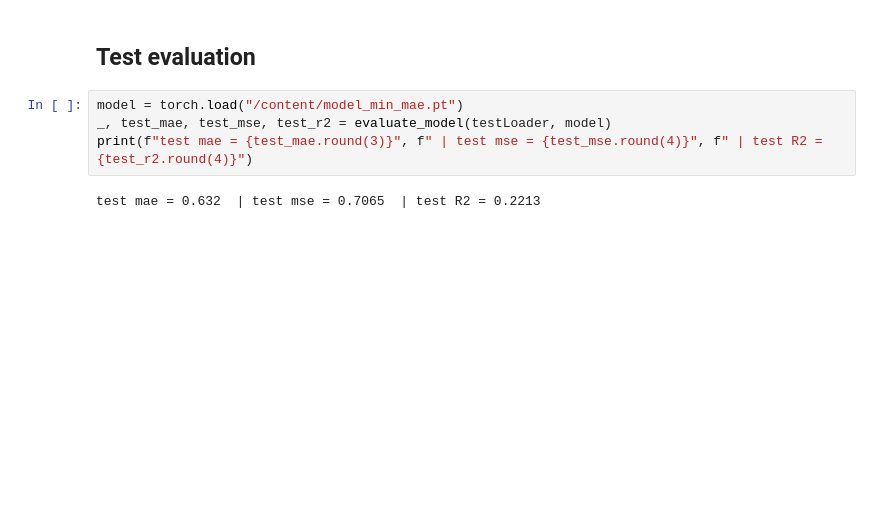
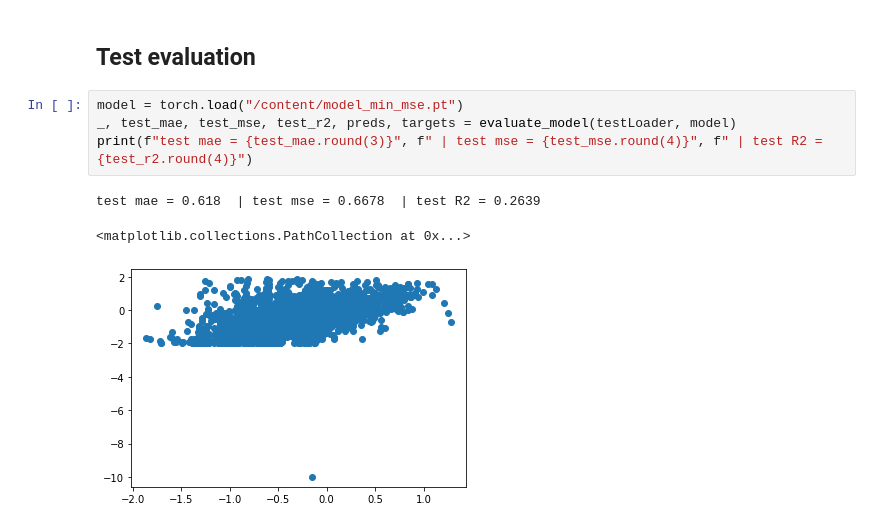
Before and after one commit to arashms/DL-project, a Jupyter notebook: COVID_Regulations_Regression_withComments.ipynb, the cells around one changed output. Drawn from its saved outputs; the diff is of its cells as text; blank space fills up the shorter version.

```diff
--- a/COVID_Regulations_Regression_withComments.ipynb
+++ b/COVID_Regulations_Regression_withComments.ipynb
@@ -724,11 +724,13 @@ fig.tight_layout()
 # %% [markdown]
 ## **Test evaluation**
 # %%
-model = torch.load("/content/model_min_mae.pt")
-_, test_mae, test_mse, test_r2 = evaluate_model(testLoader, model)
+model = torch.load("/content/model_min_mse.pt")
+_, test_mae, test_mse, test_r2, preds, targets = evaluate_model(testLoader, model)
 print(f"test mae = {test_mae.round(3)}", f" | test mse = {test_mse.round(4)}", f" | test R2 = {test_r2.round(4)}")
 # %% [output]
-test mae = 0.632  | test mse = 0.7065  | test R2 = 0.2213
+test mae = 0.618  | test mse = 0.6678  | test R2 = 0.2639
+<matplotlib.collections.PathCollection at 0x...>
+[figure, added]
 # %%
 from sklearn.linear_model import LinearRegression
 LRmodel = LinearRegression()
```
Also changed, not shown: parts of 7 cells of this notebook.
